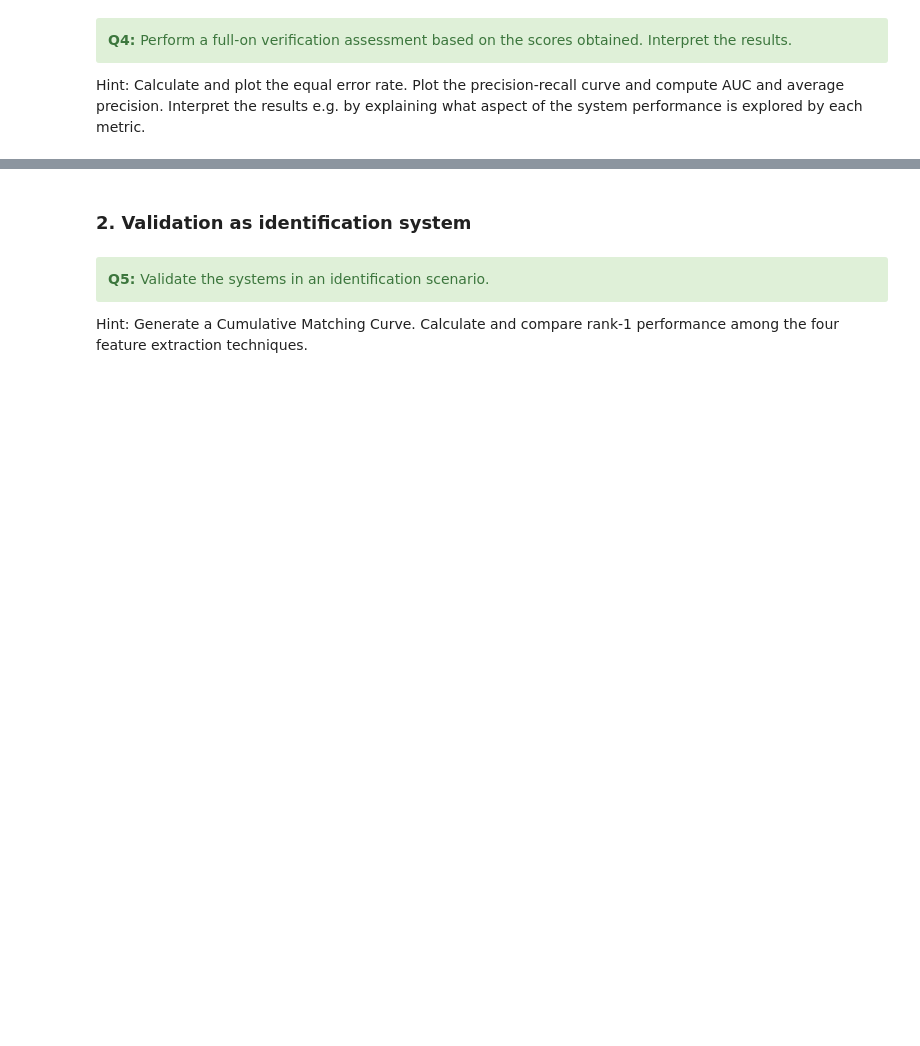
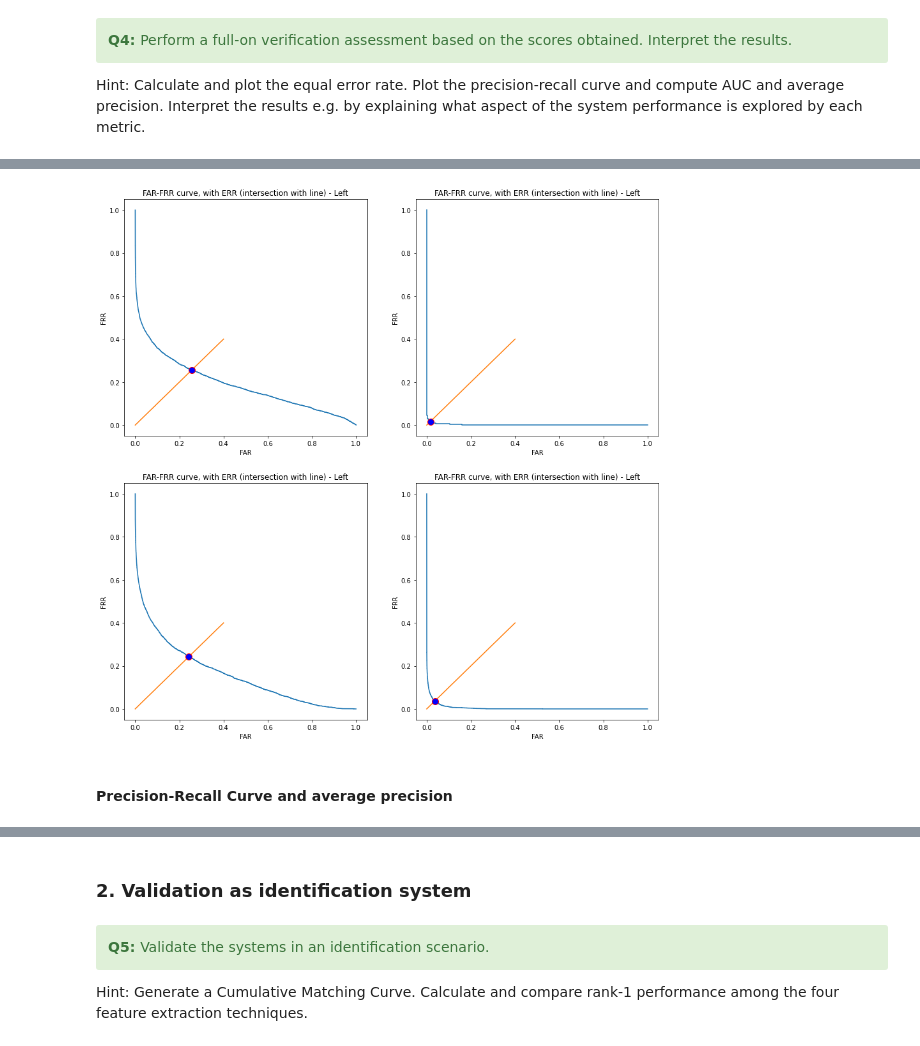
Before and after one commit to denizsoysal/biometrics, a Jupyter notebook: assignments/assignment3/Assignment3/assignment_3_2022.ipynb, the cells around one changed output, grey strips where cells are left out. Cells and saved outputs as stored; diff of their text form; code cells hidden in the pictures; blank space fills up the shorter version.

```diff
--- a/assignments/assignment3/Assignment3/assignment_3_2022.ipynb
+++ b/assignments/assignment3/Assignment3/assignment_3_2022.ipynb
@@ -802,0 +896,22 @@ Hint: Calculate and plot the equal error rate. Plot the precision-recall curve a
+# %%
+"""Calculate (by approximation) the EER and plot it on the FAR-FRR curve."""
+
+#EER is at the threshold where FAR (False acceptance rate, or FPR) = FRR (false rejection rate, or FNR)
+
+def compute_EER(fpr,tpr,thresholds):
+    fnr = 1 - tpr
+    df_to_find_EER = pd.DataFrame([fpr,fnr,thresholds],index = ["fpr","fnr","thresholds"]).transpose()
+    #select row where fpr_li is the closest to fnr_li
+    EER_row = df_to_find_EER.iloc[(df_to_find_EER["fpr"]-df_to_find_EER["fnr"]).abs().argsort()[:1]]
+
+    return EER_row
+
+EER_row_PCA = compute_EER(fpr_PCA,tpr_PCA,thresholds_PCA)
+EER_row_LDA = compute_EER(fpr_LDA,tpr_LDA,thresholds_LDA)
+EER_row_LBP = compute_EER(fpr_LBP,tpr_LBP,thresholds_LBP)
+EER_row_DL = compute_EER(fpr_DL,tpr_DL,thresholds_DL)
+
+print("For PCA : \n",EER_row_PCA,"\n")
+print("For LDA : \n",EER_row_LDA,"\n")
+print("For LBP : \n",EER_row_LBP,"\n")
+print("For DL : \n",EER_row_DL,"\n")
@@ -802,0 +934,24 @@ Hint: Calculate and plot the equal error rate. Plot the precision-recall curve a
+# %%
+def plot_EER(fpr_list,tpr_list,row_EER_list,num_figure=4):
+    fnr_list=[]
+    for i in range(len(tpr_list)):
+        fnr_list.append(1-tpr_list[i])
+
+    fig, ax = plt.subplots(num_figure//2,num_figure//2, figsize=(15,15))
+
+    for i, ax in enumerate(fig.axes):
+        #plot the FAR-FRR curve :
+        ax.plot(fpr_list[i],fnr_list[i])
+        #Plot a diagonal line : indeed, everywhere on this line, FAR = FRR !
+        ax.plot([0, 0.4], [0,0.4])
+        ax.plot([row_EER_list[i]["fpr"]], [row_EER_list[i]["fnr"]], marker="o", markersize=10, markeredgecolor="red", markerfacecolor="blue")
+        ax.title.set_text("FAR-FRR curve, with ERR (intersection with line) - Left")
+        ax.set_xlabel('FAR')
+        ax.set_ylabel('FRR')
+
+EER = [EER_row_PCA,EER_row_LDA,EER_row_LBP,EER_row_DL]
+plot_EER(fpr,tpr,EER)
+# %% [output]
+[figure, added]
+# %% [markdown]
+#### Precision-Recall Curve and average precision
```
Also changed, not shown: parts of 70 cells of this notebook.
